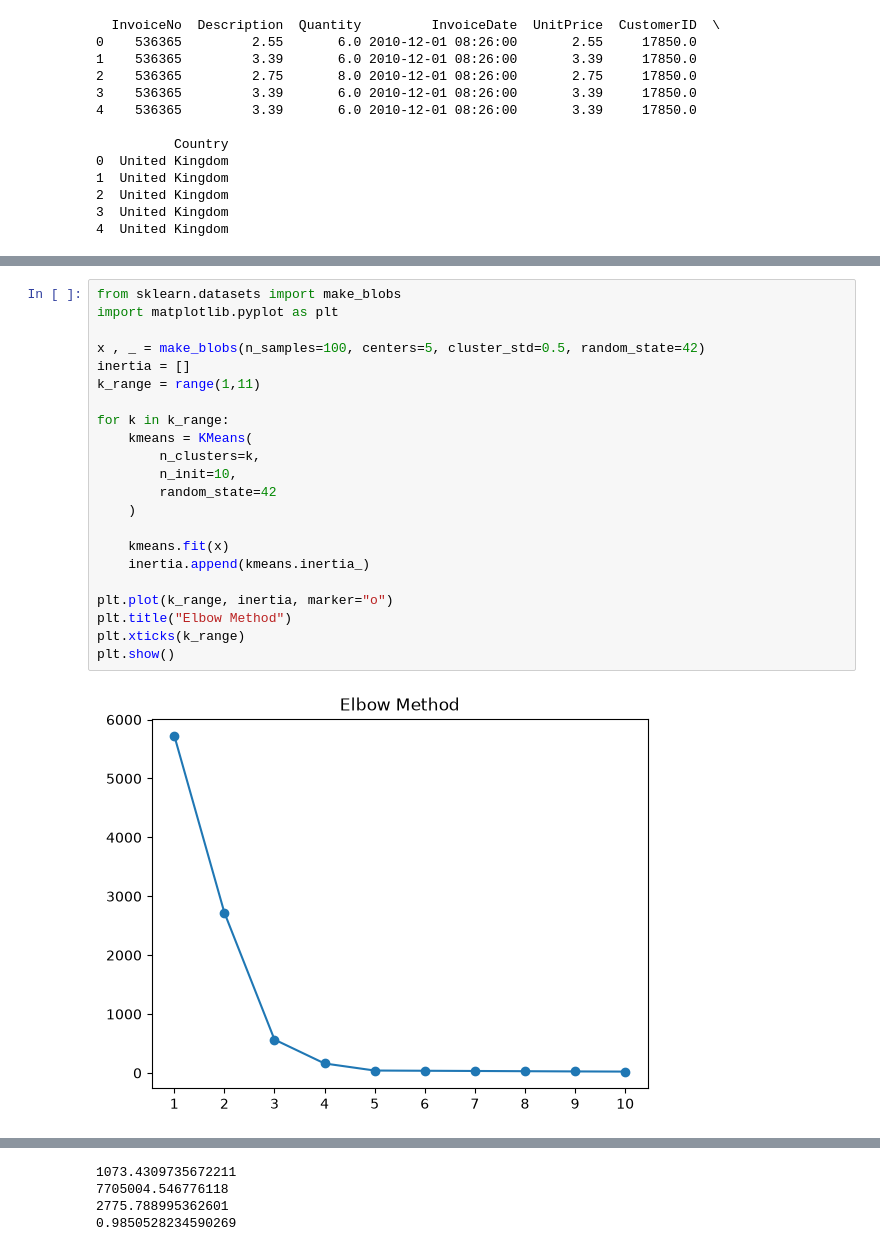
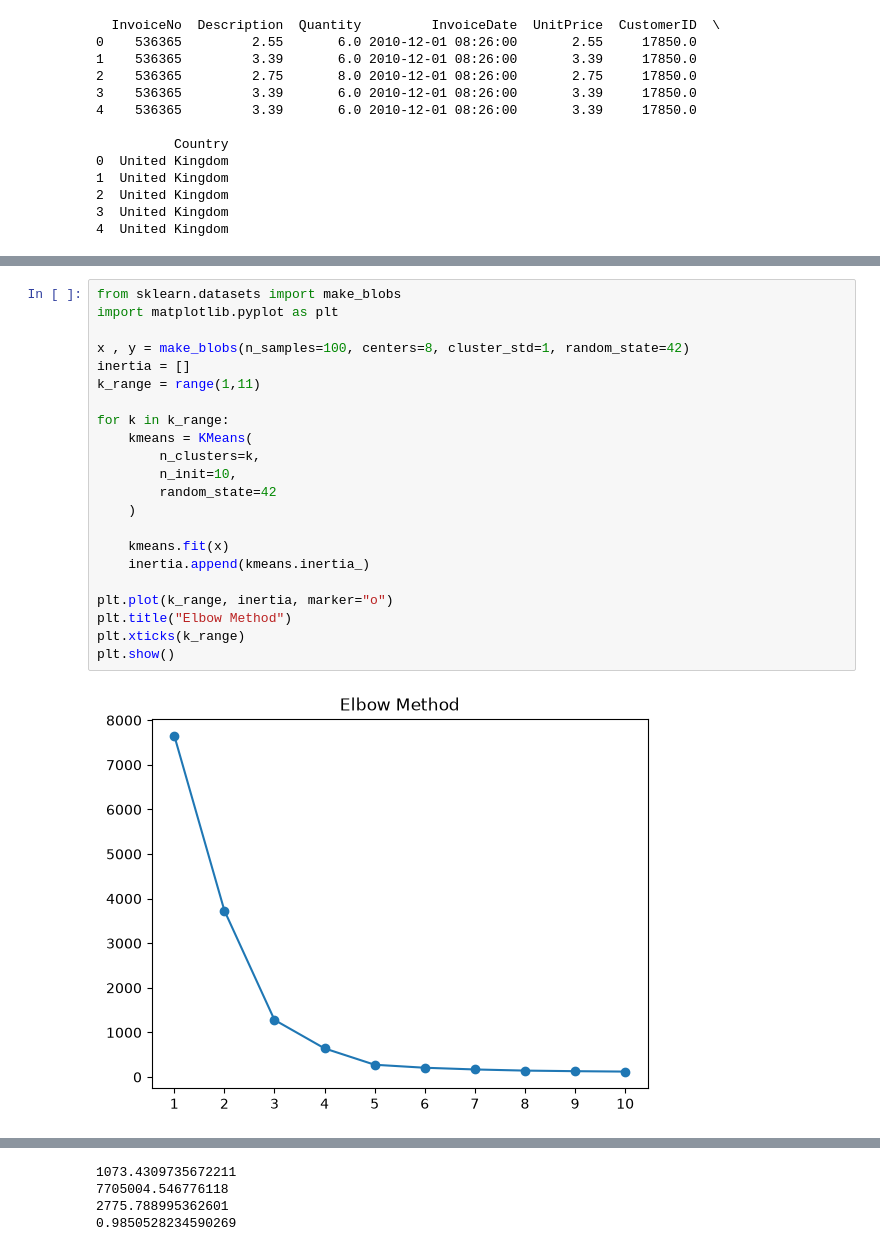
Before and after one commit to aymen-alarcon/Segmentation, a Jupyter notebook: main.ipynb, the cells around one changed output, grey strips where cells are left out. Drawn from its saved outputs; the diff is of its cells as text.

```diff
--- a/main.ipynb
+++ b/main.ipynb
@@ -113,27 +113,27 @@ print(kmeans.cluster_centers_)
 # %%
 from sklearn.datasets import make_blobs
 import matplotlib.pyplot as plt
 
-x , _ = make_blobs(n_samples=100, centers=5, cluster_std=0.5, random_state=42)
+x , y = make_blobs(n_samples=100, centers=8, cluster_std=1, random_state=42)
 inertia = []
 k_range = range(1,11)
 
 for k in k_range:
     kmeans = KMeans(
         n_clusters=k,
         n_init=10,
         random_state=42
     )
 
     kmeans.fit(x)
     inertia.append(kmeans.inertia_)
 
 plt.plot(k_range, inertia, marker="o")
 plt.title("Elbow Method")
 plt.xticks(k_range)
 plt.show()
 # %% [output]
-[figure, old version]
+[figure, new version]
 # %%
 kmeans_final = KMeans(
     n_clusters=3,
```
Also changed, not shown: parts of 6 cells of this notebook.
